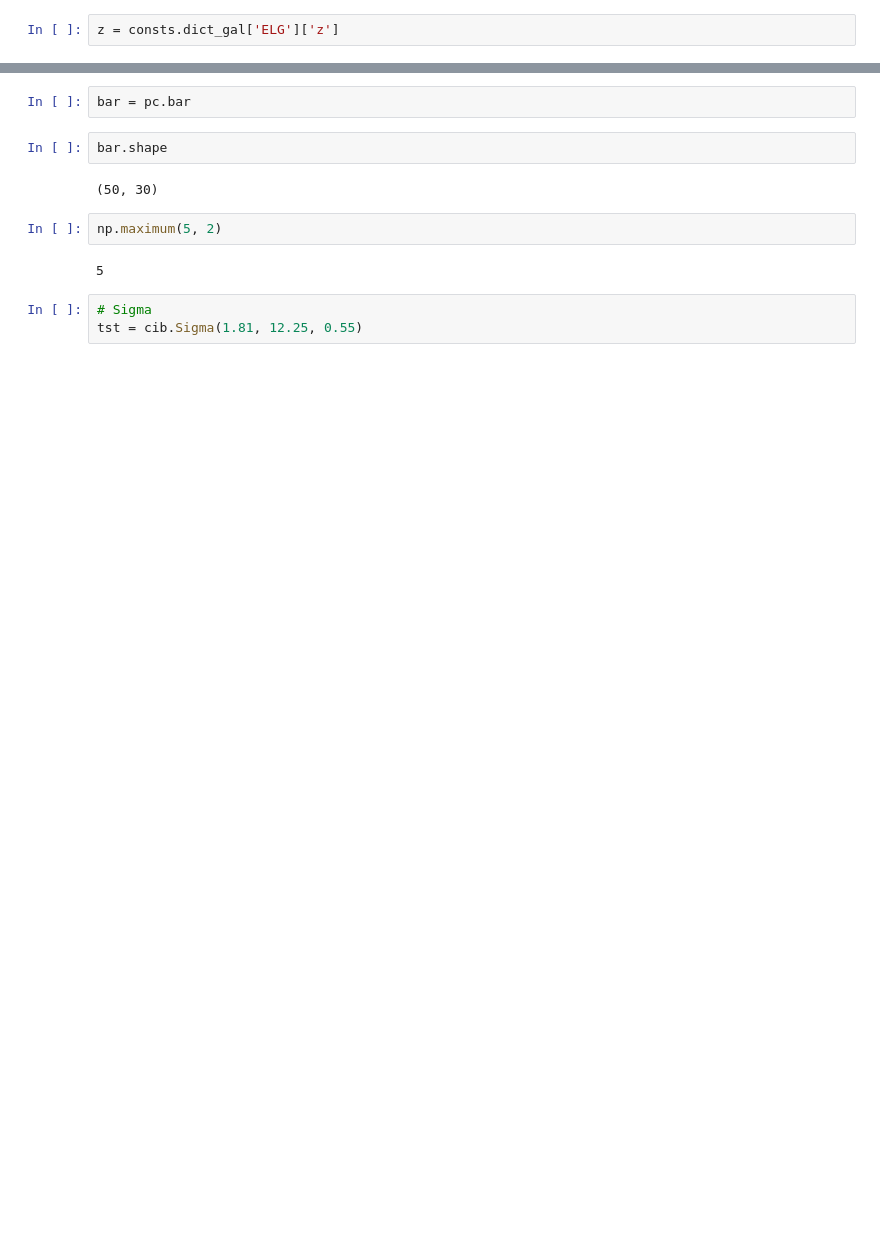
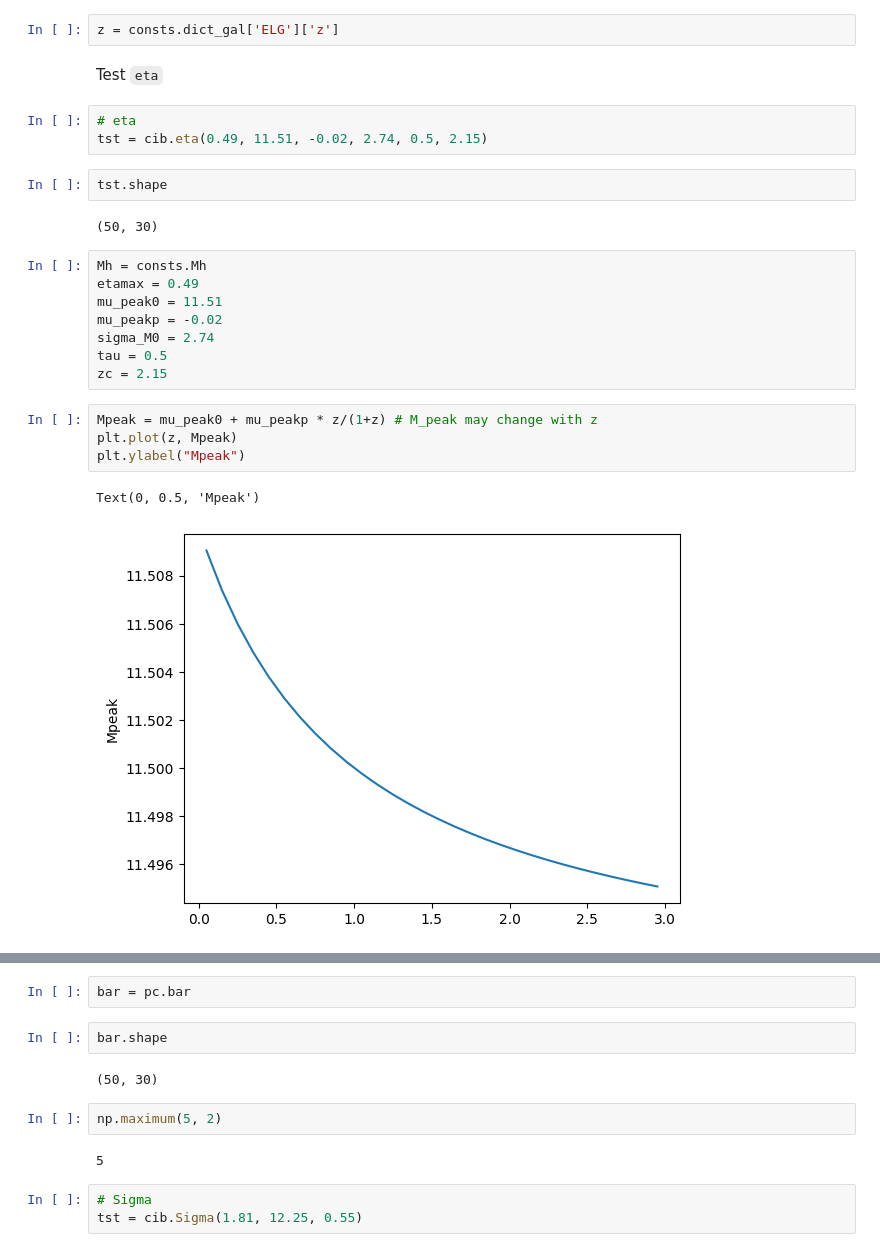
Before and after one commit to destrys/galCIB, a Jupyter notebook: base-lcdm.ipynb, the cells around one changed output, grey strips where cells are left out. Saved outputs shown, nothing was run; the diff lists cells and outputs as text; blank space fills up the shorter version.

Commit message:
test SFRc functions

```diff
--- a/base-lcdm.ipynb
+++ b/base-lcdm.ipynb
@@ -141,3 +141,27 @@ import matplotlib.pyplot as plt
 import numpy as np
 # %%
 z = consts.dict_gal['ELG']['z']
+# %% [markdown]
+Test `eta`
+# %%
+# eta
+tst = cib.eta(0.49, 11.51, -0.02, 2.74, 0.5, 2.15)
+# %%
+tst.shape
+# %% [output]
+(50, 30)
+# %%
+Mh = consts.Mh
+etamax = 0.49
+mu_peak0 = 11.51
+mu_peakp = -0.02
+sigma_M0 = 2.74
+tau = 0.5
+zc = 2.15
+# %%
+Mpeak = mu_peak0 + mu_peakp * z/(1+z) # M_peak may change with z
+plt.plot(z, Mpeak)
+plt.ylabel("Mpeak")
+# %% [output]
+Text(0, 0.5, 'Mpeak')
+[figure, added]
```
Also changed, not shown: parts of 11 cells of this notebook, 2 other files.
